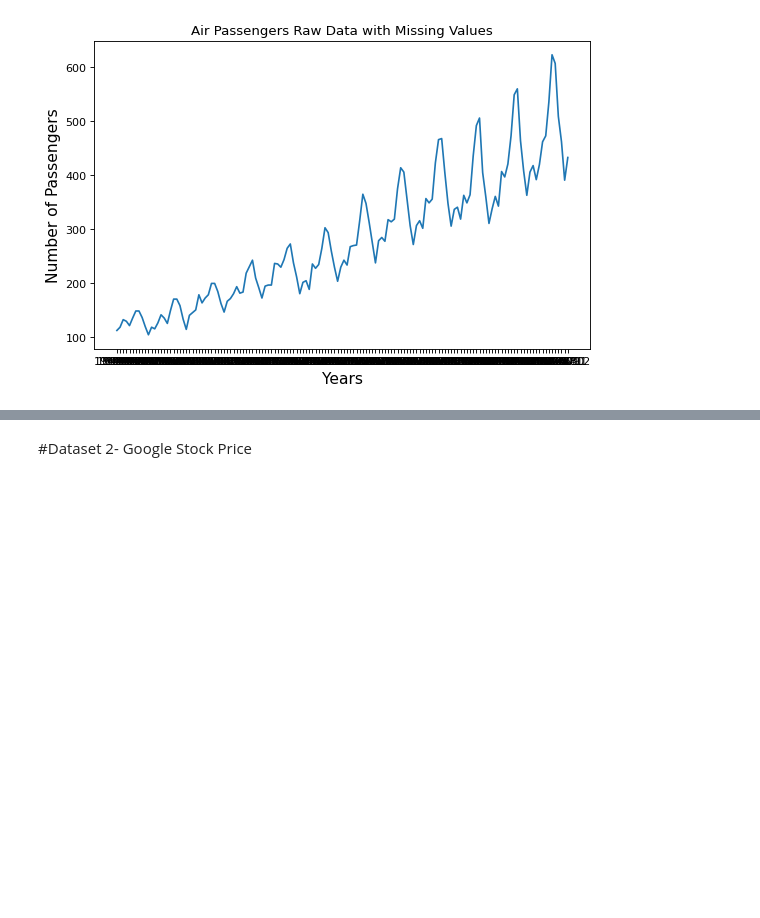
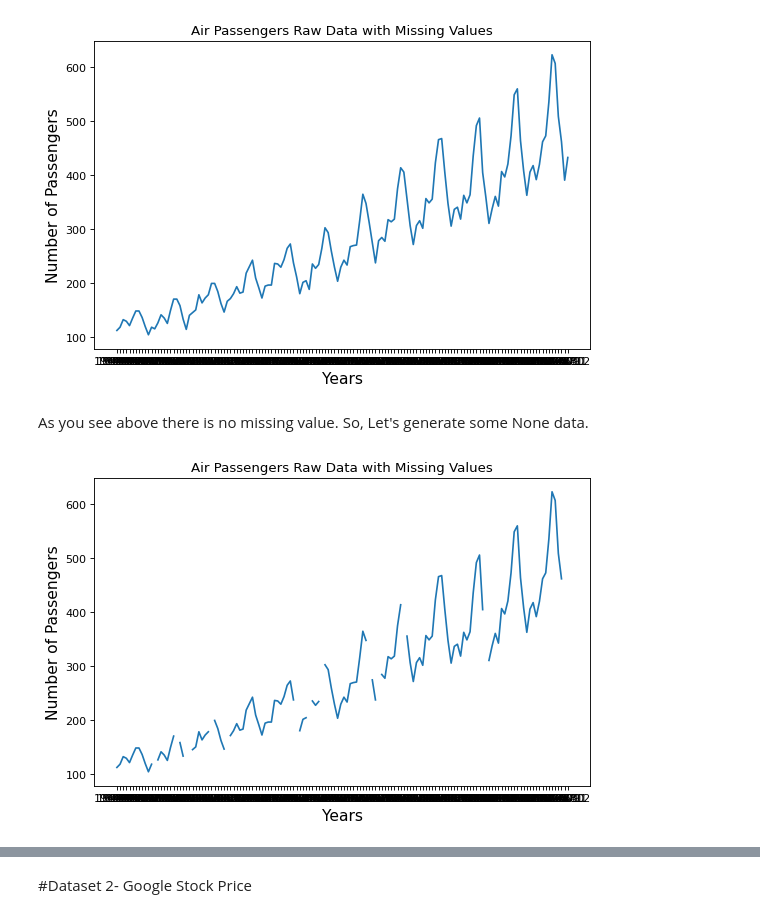
Before and after one commit to drkbluescience/TimeSeries-ML, a Jupyter notebook: Preprocessing_Time_Series_Data.ipynb, the cells around one changed output, grey strips where cells are left out. Drawn from its saved outputs; the diff is of its cells as text; code cells hidden in the pictures; blank space fills up the shorter version.

```diff
--- a/Preprocessing_Time_Series_Data.ipynb
+++ b/Preprocessing_Time_Series_Data.ipynb
@@ -60,3 +65,5 @@ visualization(passenger['Month'],
               'Air Passengers Raw Data with Missing Values', 'Years', 'Number of Passengers')
 # %% [output]
 [figure]
+# %% [markdown]
+As you see above there is no missing value. So, Let's generate some None data.
@@ -62,0 +76,6 @@ visualization(passenger['Month'],
+# %%
+visualization(passenger['Month'],
+              passenger['Passengers_n'],
+              'Air Passengers Raw Data with Missing Values', 'Years', 'Number of Passengers')
+# %% [output]
+[figure, added]
```
Also changed, not shown: parts of 21 cells of this notebook.
